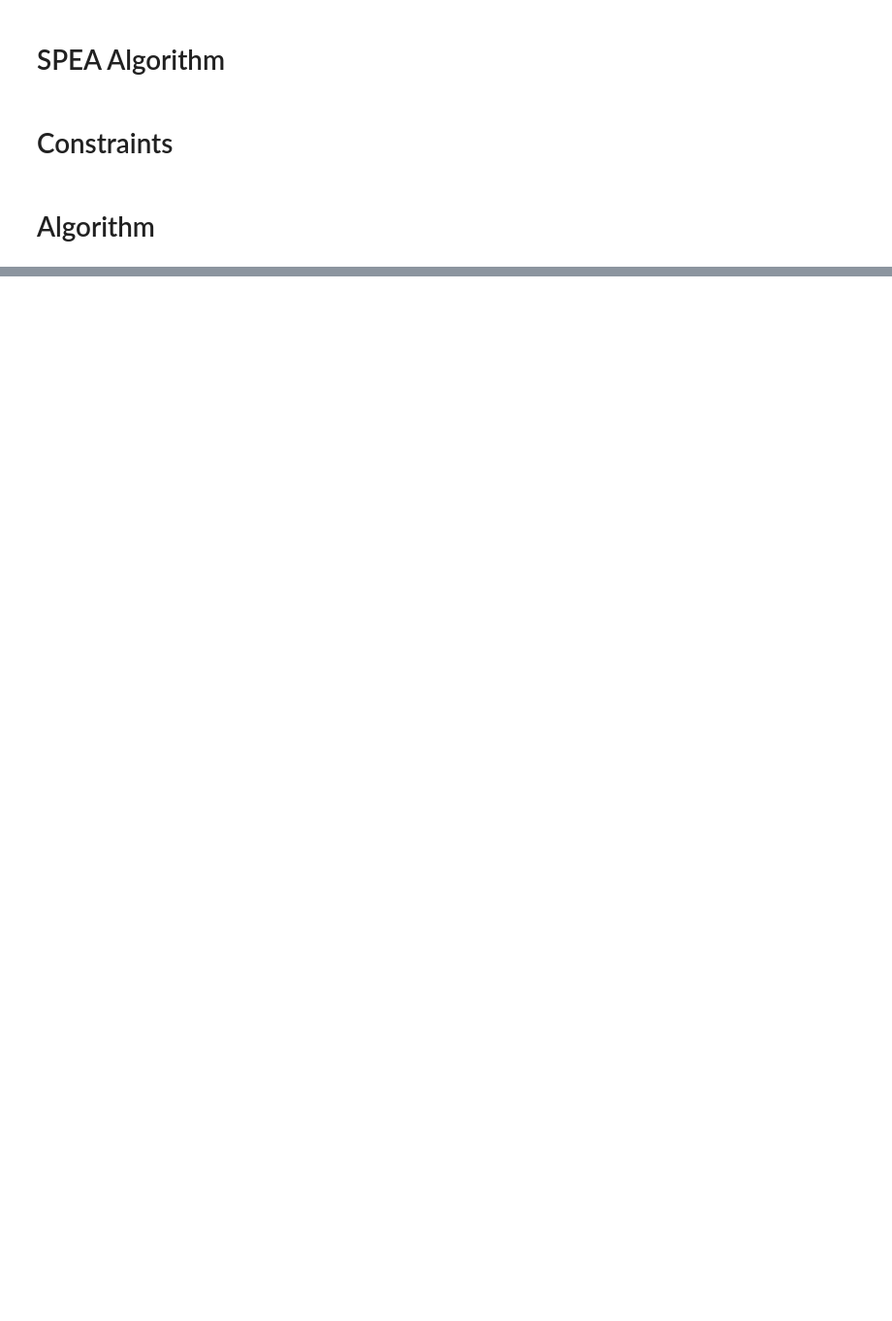
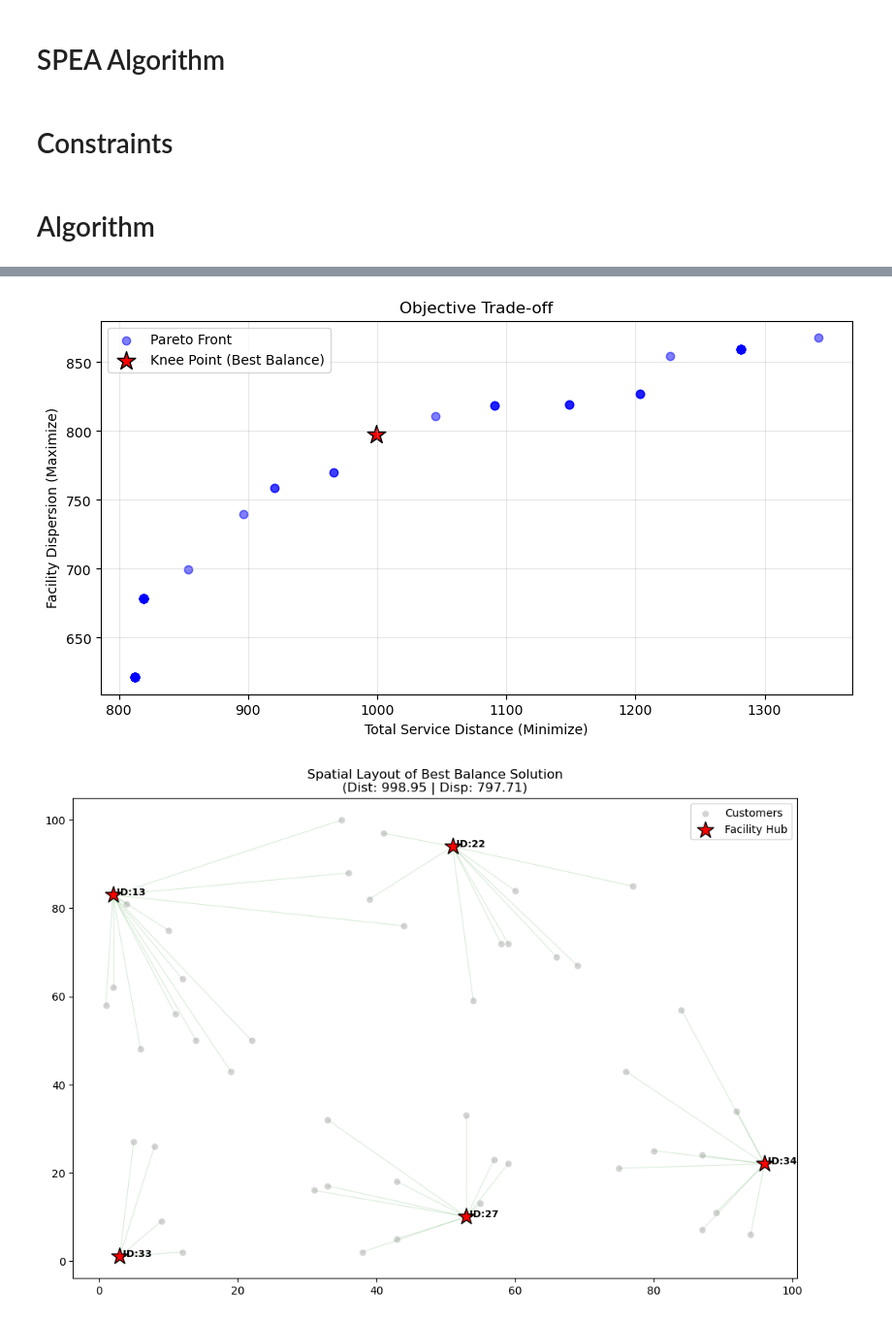
Before and after one commit to benbekir/optimization-algorithms, a Jupyter notebook: multiple-objectives-constraints/Algorithms.ipynb, the cells around one changed output, grey strips where cells are left out. Shown at 97% size. Cells and saved outputs as stored; diff of their text form; code cells hidden in the pictures; blank space fills up the shorter version.

```diff
--- a/multiple-objectives-constraints/Algorithms.ipynb
+++ b/multiple-objectives-constraints/Algorithms.ipynb
@@ -136,0 +299,79 @@ def density_function(population,archive,population_size):
+# %%
+def plot_final_analysis(archive, customer_data, dist_matrix, max_capacity):
+    data = []
+    for ind in archive:
+        data.append({
+            'Distance': ind['distance_score'],
+            'Dispersion': ind['dispersion_score']
+        })
+    df = pd.DataFrame(data)
+
+    # Normalize to find the best balance (Min Distance, Max Dispersion)
+    dist_min, dist_max = df['Distance'].min(), df['Distance'].max()
+    disp_min, disp_max = df['Dispersion'].min(), df['Dispersion'].max()
+
+    df['dist_norm'] = (df['Distance'] - dist_min) / (dist_max - dist_min + 1e-6)
+    df['disp_norm'] = (df['Dispersion'] - disp_min) / (disp_max - disp_min + 1e-6)
+
+    # Distance to the "Ideal" point (0, 1)
+    df['dist_to_ideal'] = np.sqrt(df['dist_norm']**2 + (1 - df['disp_norm'])**2)
+    knee_idx = df['dist_to_ideal'].idxmin()
+    best_ind = archive[knee_idx]
+
+    #GRAPH A: ANNOTATED PARETO FRONT
+    plt.figure(figsize=(10, 5))
+    plt.scatter(df['Distance'], df['Dispersion'], c='blue', label='Pareto Front', alpha=0.5)
+    plt.scatter(best_ind['distance_score'], best_ind['dispersion_score'],
+                c='red', marker='*', s=200, label='Knee Point (Best Balance)', edgecolors='black')
+    plt.title("Objective Trade-off")
+    plt.xlabel("Total Service Distance (Minimize)")
+    plt.ylabel("Facility Dispersion (Maximize)")
+    plt.legend()
+    plt.grid(True, alpha=0.3)
+    plt.show()
+
+    # GRAPH B: SPATIAL ASSIGNMENT MAP
+    chosen_facilities = best_ind['genes']
+    remaining_capacity = {f_id: max_capacity for f_id in chosen_facilities}
+    assignments = []
+
+    sorted_customers = sorted(customer_data, key=lambda k: k['demand'], reverse=True)
+    for customer in sorted_customers:
+        c_id = customer['id']
+        fac_dists = sorted([(f, dist_matrix[c_id][f]) for f in chosen_facilities], key=lambda x: x[1])
+        for f_id, _ in fac_dists:
+            if remaining_capacity[f_id] >= customer['demand']:
+                remaining_capacity[f_id] -= customer['demand']
+                assignments.append((c_id, f_id))
+                break
+
+    plt.figure(figsize=(12, 8))
+
+    # Plot Customers
+    cust_x = [c['x_coordinate'] for c in customer_data]
+    cust_y = [c['y_coordinate'] for c in customer_data]
+    plt.scatter(cust_x, cust_y, c='lightgray', s=25, label='Customers', zorder=1)
+
+    for c_id, f_id in assignments:
+        c_node = next(c for c in customer_data if c['id'] == c_id)
+        f_node = next(c for c in customer_data if c['id'] == f_id)
+        plt.plot([c_node['x_coordinate'], f_node['x_coordinate']],
+                 [c_node['y_coordinate'], f_node['y_coordinate']],
+                 'g-', alpha=0.15, linewidth=0.8, zorder=2)
+
+    # Plot Selected Facilities
+    for f_id in chosen_facilities:
+        f_node = next(c for c in customer_data if c['id'] == f_id)
+        plt.scatter(f_node['x_coordinate'], f_node['y_coordinate'],
+                    c='red', marker='*', s=250, edgecolors='black', label='Facility Hub' if f_id == chosen_facilities[0] else "", zorder=3)
+        plt.text(f_node['x_coordinate'], f_node['y_coordinate'], f" ID:{f_id}", fontsize=9, fontweight='bold')
+
+    plt.title(f"Spatial Layout of Best Balance Solution\n(Dist: {best_ind['distance_score']:.2f} | Disp: {best_ind['dispersion_score']:.2f})")
+    plt.legend()
+    plt.show()
+
+# Execute
+plot_final_analysis(archive, customer_data, dist_matrix, max_capacity)
+# %% [output]
+[figure, added]
+[figure, added]
```
Also changed, not shown: parts of 4 cells of this notebook, 2 other files.
